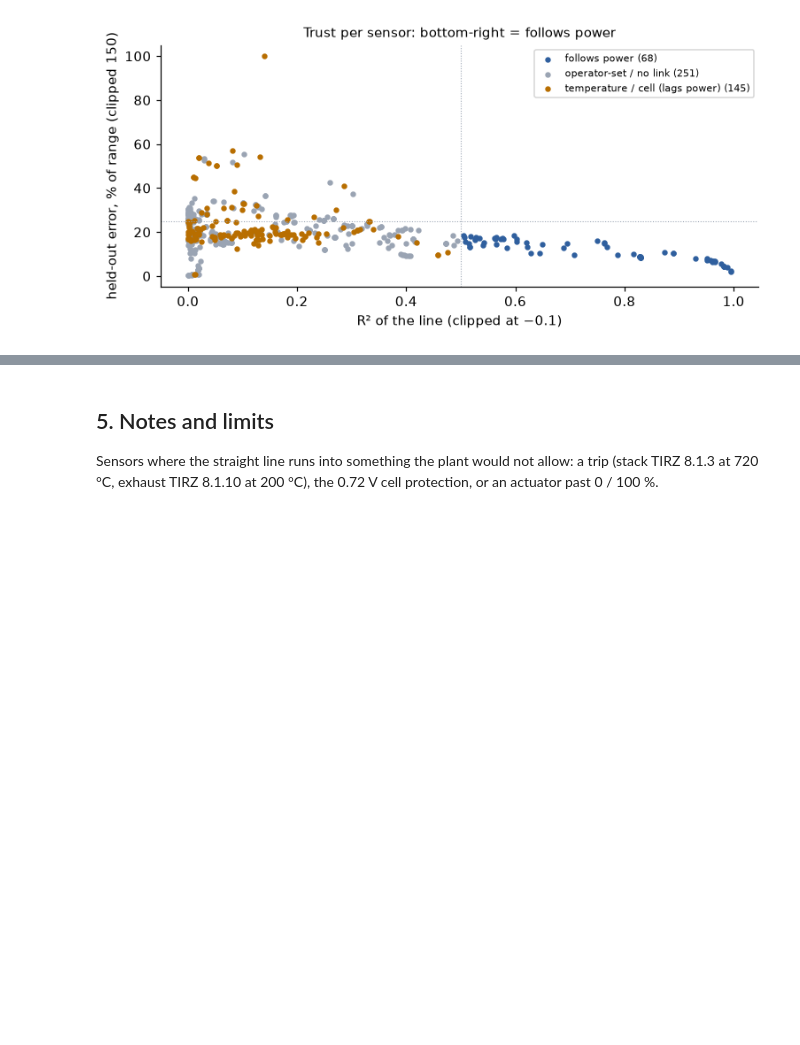
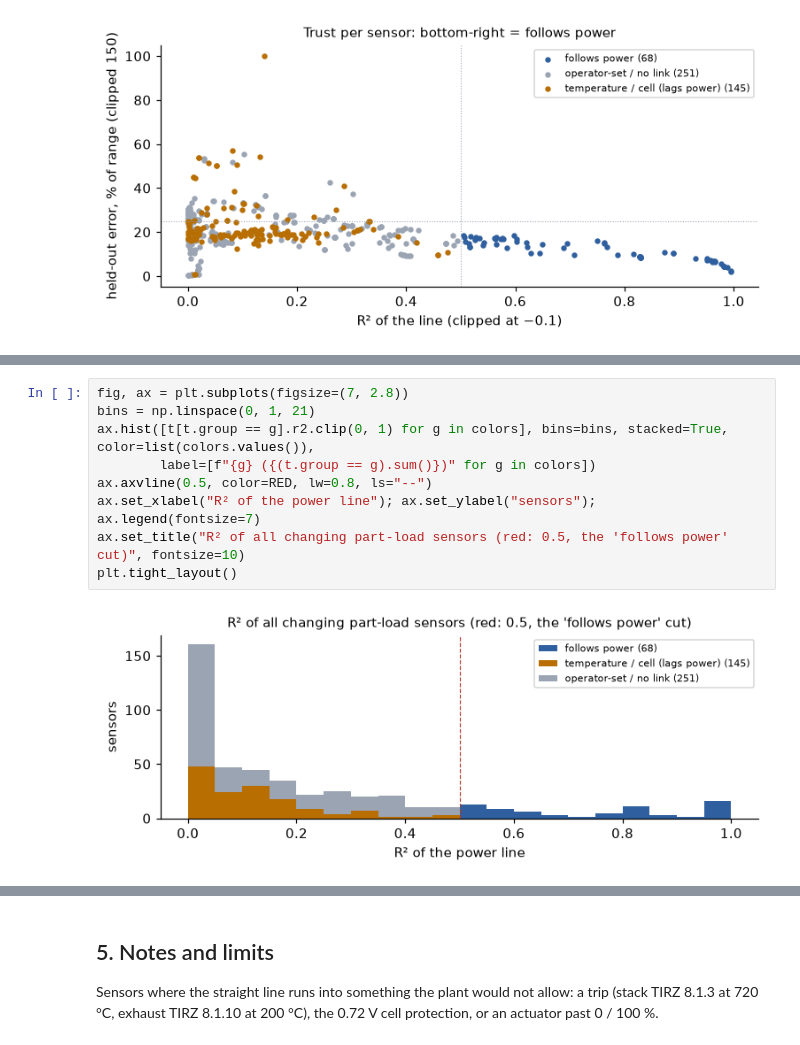
Before and after one commit to Guruprasaathpushparaj/SOFC-Plant-Visualization-Tool-POC-data, a Jupyter notebook: 03_data_analysis/rated_power_extrapolation.ipynb, the cells around one changed output, grey strips where cells are left out. Saved outputs shown, nothing was run; the diff lists cells and outputs as text; blank space fills up the shorter version.

```diff
--- a/03_data_analysis/rated_power_extrapolation.ipynb
+++ b/03_data_analysis/rated_power_extrapolation.ipynb
@@ -214,0 +244,11 @@ plt.tight_layout()
+# %%
+fig, ax = plt.subplots(figsize=(7, 2.8))
+bins = np.linspace(0, 1, 21)
+ax.hist([t[t.group == g].r2.clip(0, 1) for g in colors], bins=bins, stacked=True, color=list(colors.values()),
+        label=[f"{g} ({(t.group == g).sum()})" for g in colors])
+ax.axvline(0.5, color=RED, lw=0.8, ls="--")
+ax.set_xlabel("R² of the power line"); ax.set_ylabel("sensors"); ax.legend(fontsize=7)
+ax.set_title("R² of all changing part-load sensors (red: 0.5, the 'follows power' cut)", fontsize=10)
+plt.tight_layout()
+# %% [output]
+[figure, added]
```
Also changed, not shown: parts of 25 cells of this notebook, 17 other files.
